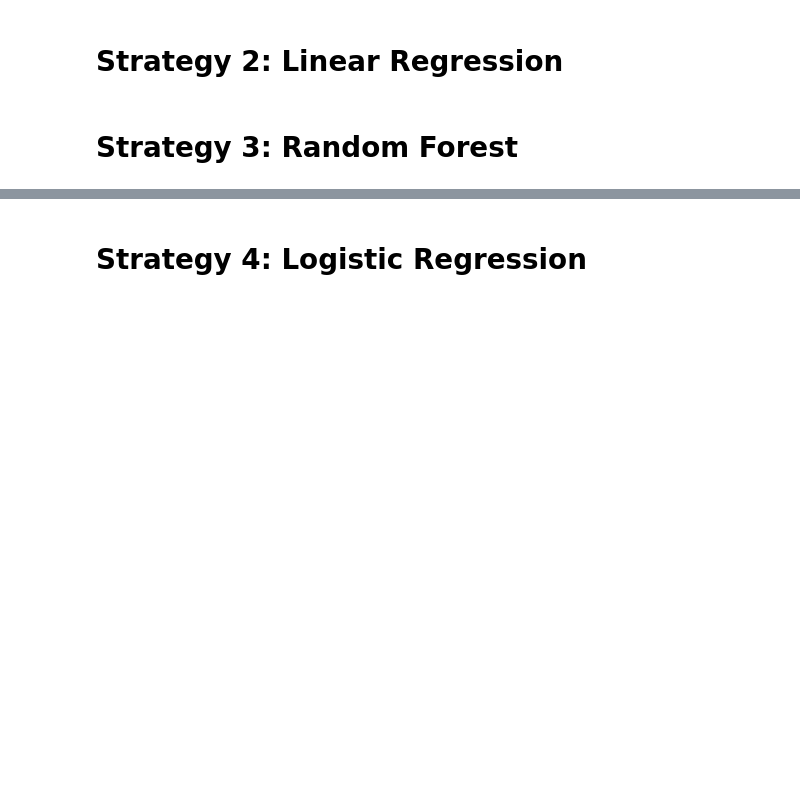
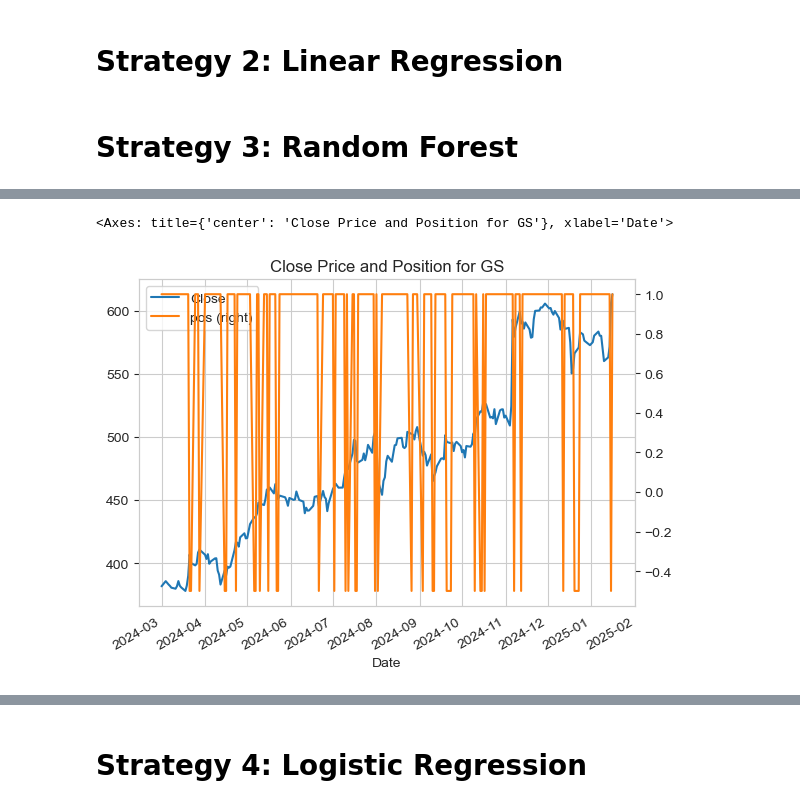
Before and after one commit to mafiom038/qf2103, a Jupyter notebook: GS/Strategy_Selection.ipynb, the cells around one changed output, grey strips where cells are left out. Drawn from its saved outputs; the diff is of its cells as text; code cells hidden in the pictures; blank space fills up the shorter version.

```diff
--- a/GS/Strategy_Selection.ipynb
+++ b/GS/Strategy_Selection.ipynb
@@ -200,0 +300,5 @@ df_rf = strategy(file_path, flag='rf')
+# %%
+df_rf[['Close', 'pos']].plot(secondary_y='pos', title='Close Price and Position for GS')
+# %% [output]
+<Axes: title={'center': 'Close Price and Position for GS'}, xlabel='Date'>
+[figure, added]
```
Also changed, not shown: parts of 12 cells of this notebook, 5 other files.
